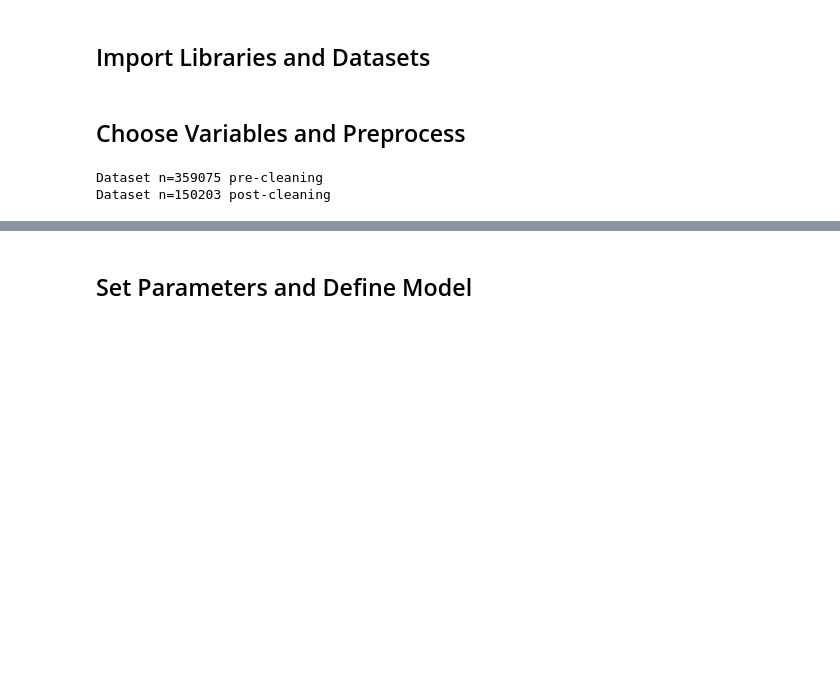
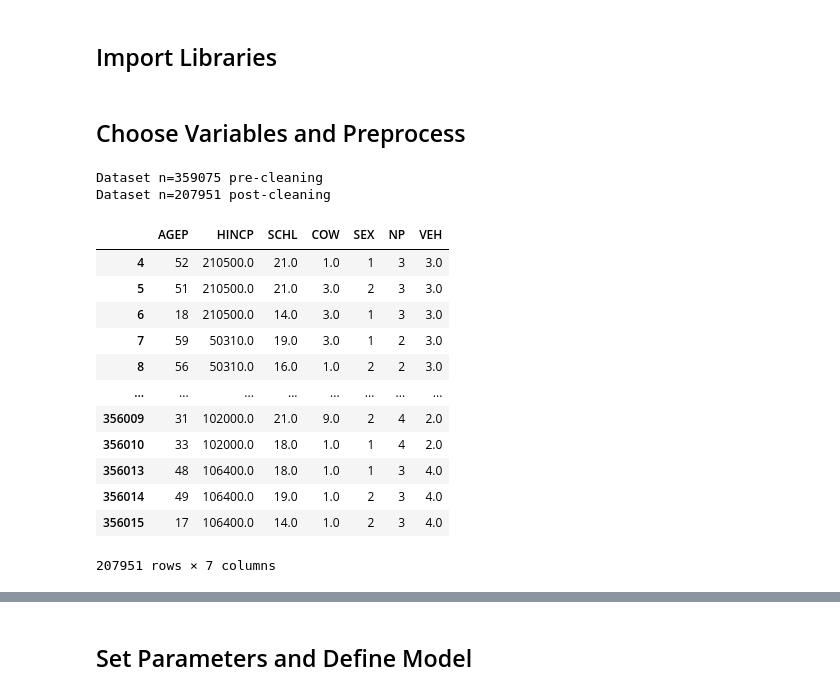
Before and after one commit to zackAemmer/generative_synthesis, a Jupyter notebook: person_synthesizer.ipynb, the cells around one changed output, grey strips where cells are left out. Drawn from its saved outputs; the diff is of its cells as text; code cells hidden in the pictures; blank space fills up the shorter version.

```diff
--- a/person_synthesizer.ipynb
+++ b/person_synthesizer.ipynb
@@ -1,5 +1,5 @@
 # %% [markdown]
-## Import Libraries and Datasets
+## Import Libraries
 # %%
 import matplotlib.pyplot as plt
 import numpy as np
@@ -16,20 +13,40 @@ h_df = pd.read_csv("data/PUMS_2017_5YR_WA/psam_h53.csv")
 # %% [markdown]
 ## Choose Variables and Preprocess
 # %%
+# Load in the persons PUMS dataset for WA state
+p_df = pd.read_csv("data/PUMS_2017_5YR_WA/psam_p53.csv")
+h_df = pd.read_csv("data/PUMS_2017_5YR_WA/psam_h53.csv")
+
 # Filter to desired variables (numeric then categorical)
-pums_data_p = p_df[['SERIALNO','AGEP','JWMNP','SCHL','PINCP','COW','SEX','MAR']]
-pums_data_h = h_df[['SERIALNO','NP','VEH','HINCP']]
+pums_data_h = h_df[['SERIALNO','HINCP','NP','VEH']]
+pums_data_p = p_df[['SERIALNO','AGEP','SEX','SCHL','COW']]
+del h_df
 del p_df
-del h_df
 pums_data = pd.merge(pums_data_p, pums_data_h, on='SERIALNO')
 pums_data = pums_data.drop(labels=['SERIALNO'], axis=1)
-pums_data = pums_data[['AGEP','JWMNP','SCHL','PINCP','HINCP','COW','SEX','MAR','NP','VEH']]
+
+# Sort by cont/cat, then by pers/hh
+pums_data = pums_data[['AGEP','HINCP','SCHL','COW','SEX','NP','VEH']]
 
 # Remove NA values and check n before/after
 print(f"Dataset n={len(pums_data)} pre-cleaning")
 pums_data = pums_data.dropna()
 print(f"Dataset n={len(pums_data)} post-cleaning")
+pums_data
 # %% [output]
 Dataset n=359075 pre-cleaning
-Dataset n=150203 post-cleaning
+Dataset n=207951 post-cleaning
+|  | AGEP | HINCP | SCHL | COW | SEX | NP | VEH |
+| 4 | 52 | 210500.0 | 21.0 | 1.0 | 1 | 3 | 3.0 |
+| 5 | 51 | 210500.0 | 21.0 | 3.0 | 2 | 3 | 3.0 |
+| 6 | 18 | 210500.0 | 14.0 | 3.0 | 1 | 3 | 3.0 |
+| 7 | 59 | 50310.0 | 19.0 | 3.0 | 1 | 2 | 3.0 |
+| 8 | 56 | 50310.0 | 16.0 | 1.0 | 2 | 2 | 3.0 |
+| ... | ... | ... | ... | ... | ... | ... | ... |
+| 356009 | 31 | 102000.0 | 21.0 | 9.0 | 2 | 4 | 2.0 |
+| 356010 | 33 | 102000.0 | 18.0 | 1.0 | 1 | 4 | 2.0 |
+| 356013 | 48 | 106400.0 | 18.0 | 1.0 | 1 | 3 | 4.0 |
+| 356014 | 49 | 106400.0 | 19.0 | 1.0 | 2 | 3 | 4.0 |
+| 356015 | 17 | 106400.0 | 14.0 | 1.0 | 2 | 3 | 4.0 |
+207951 rows × 7 columns
 # %%
```
Also changed, not shown: parts of 30 cells of this notebook, 5 other files.
